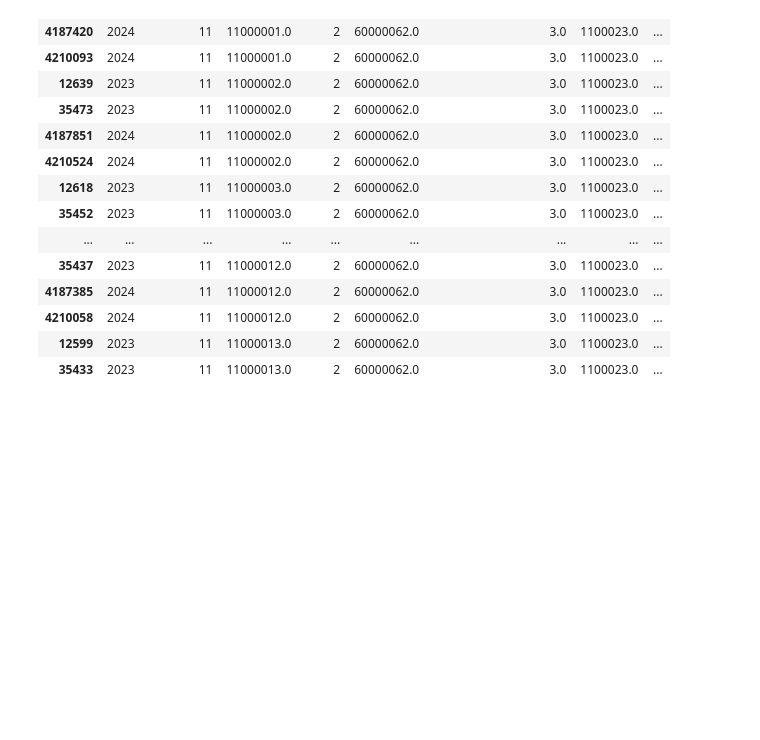
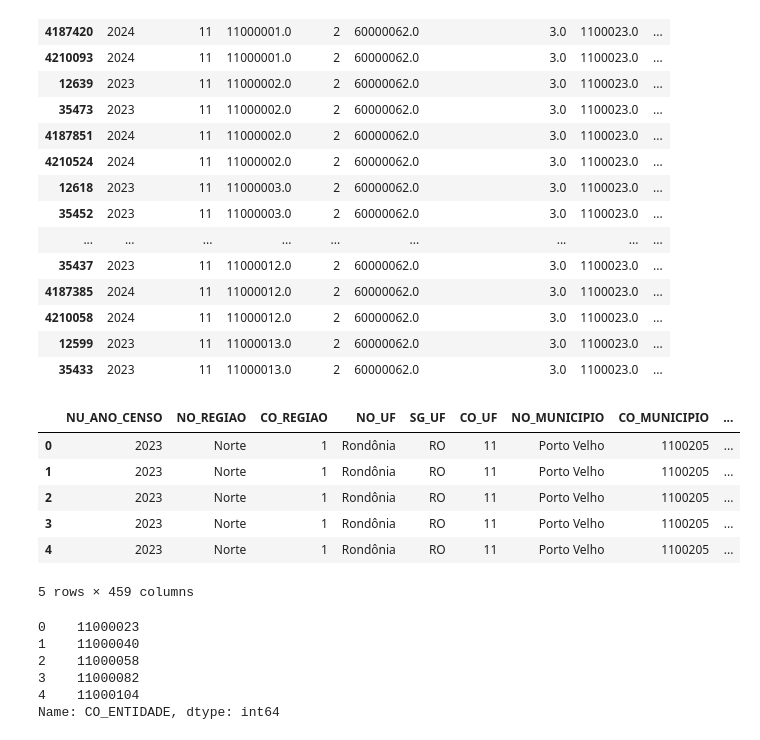
Before and after one commit to 1IAST-G29/tech-challenge-fase3, a Jupyter notebook: src/data/notebooks/eda.ipynb, the cells around one changed output. Saved outputs shown, nothing was run; the diff lists cells and outputs as text; code cells hidden in the pictures; blank space fills up the shorter version.

```diff
--- a/src/data/notebooks/eda.ipynb
+++ b/src/data/notebooks/eda.ipynb
@@ -181,3 +181,29 @@ literate_exam.head(50)
 | 4210058 | 2024 | 11 | 11000012.0 | 2 | 60000062.0 | 3.0 | 1100023.0 | ... |
 | 12599 | 2023 | 11 | 11000013.0 | 2 | 60000062.0 | 3.0 | 1100023.0 | ... |
 | 35433 | 2023 | 11 | 11000013.0 | 2 | 60000062.0 | 3.0 | 1100023.0 | ... |
+# %%
+censo2022 = pd.read_csv("censo_escolar/2022_microdados_ed_basica.csv", sep=";", encoding="latin-1")
+censo2023 = pd.read_csv("censo_escolar/2023_microdados_ed_basica.csv", sep=";", encoding="latin-1")
+censo2024 = pd.read_csv("censo_escolar/2024_microdados_ed_basica.csv", sep=";", encoding="latin-1")
+censo2025 = pd.read_csv("censo_escolar/Tabela_Escola_2025_V2.csv", sep=";", encoding="latin-1")
+all_censo = pd.concat([censo2023, censo2024, censo2025], ignore_index=True)
+# %%
+all_censo.head()
+# %% [output]
+|  | NU_ANO_CENSO | NO_REGIAO | CO_REGIAO | NO_UF | SG_UF | CO_UF | NO_MUNICIPIO | CO_MUNICIPIO | ... |
+| 0 | 2023 | Norte | 1 | Rondônia | RO | 11 | Porto Velho | 1100205 | ... |
+| 1 | 2023 | Norte | 1 | Rondônia | RO | 11 | Porto Velho | 1100205 | ... |
+| 2 | 2023 | Norte | 1 | Rondônia | RO | 11 | Porto Velho | 1100205 | ... |
+| 3 | 2023 | Norte | 1 | Rondônia | RO | 11 | Porto Velho | 1100205 | ... |
+| 4 | 2023 | Norte | 1 | Rondônia | RO | 11 | Porto Velho | 1100205 | ... |
+5 rows × 459 columns
+# %%
+ids_escolas = all_censo['CO_ENTIDADE'].astype('int64').drop_duplicates().sort_values()
+ids_escolas.head()
+# %% [output]
+0    11000023
+1    11000040
+2    11000058
+3    11000082
+4    11000104
+Name: CO_ENTIDADE, dtype: int64
```
Also changed, not shown: parts of 2 cells of this notebook, 4 other files.
